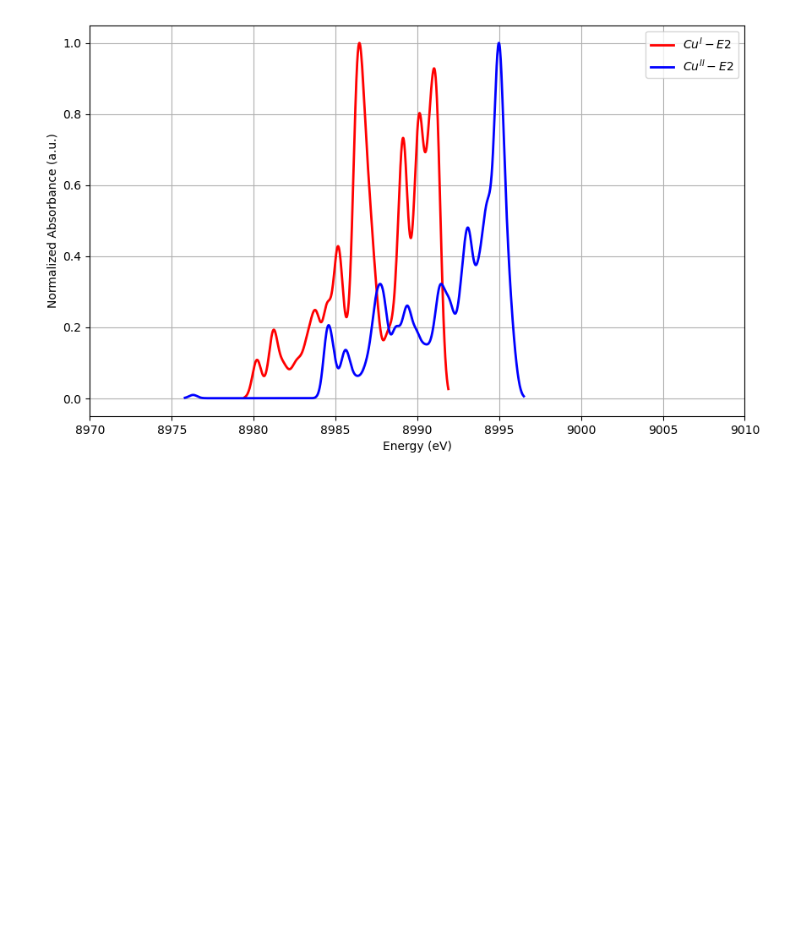
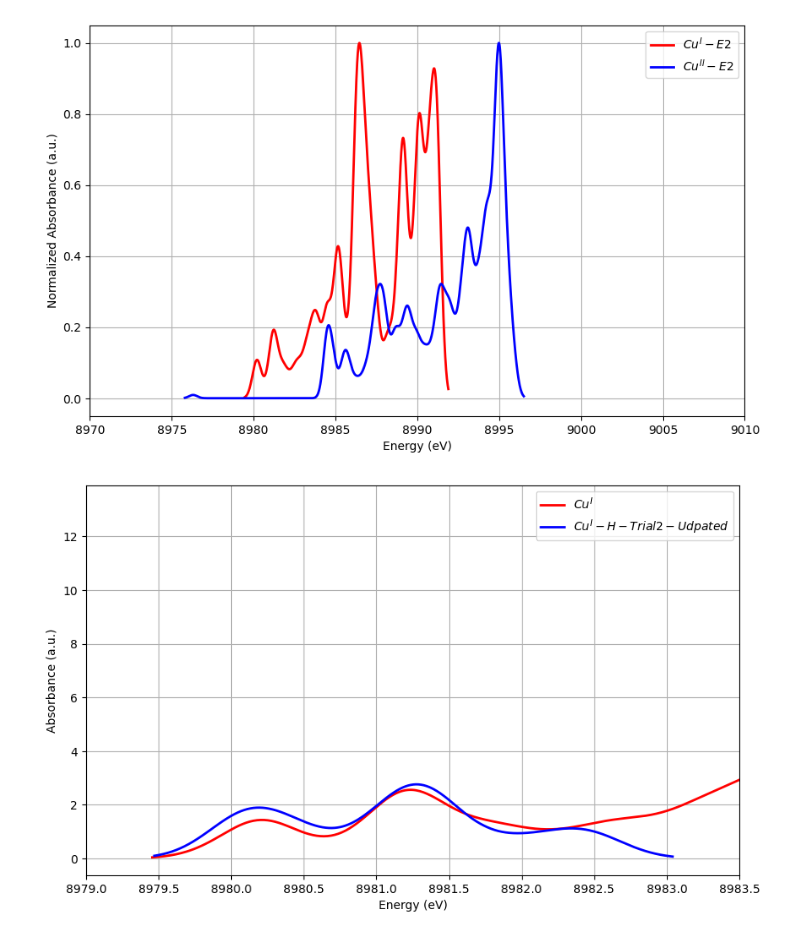
Before and after one commit to Aguiario/ORCA_and_Gaussian, a Jupyter notebook: ORCA_ABS/test.ipynb, the cells around one changed output. Drawn from its saved outputs; the diff is of its cells as text; code cells hidden in the pictures; blank space fills up the shorter version.

```diff
--- a/ORCA_ABS/test.ipynb
+++ b/ORCA_ABS/test.ipynb
@@ -148,3 +148,32 @@ plt.xlim(8970,9010)
 plt.show()
 # %% [output]
 [figure]
+# %%
+sigma = 0.25
+file_Cu_I = os.path.join("data", "Cu_I.tsv")
+curve_Cu_I, bar_Cu_I = utl.plot(file_Cu_I,plot=False,sigma=sigma)
+file_Cu_I_H = os.path.join("data", "Cu_1_Hasan.tsv")
+curve_Cu_I_H, bar_Cu_I_H = utl.plot(file_Cu_I_H,plot=False,sigma=sigma)
+file_Cu_I_H2 = os.path.join("data", "Cu_1_Hasan.tsv")
+curve_Cu_I_H2, bar_Cu_I_H2 = utl.plot(file_Cu_I_H2,plot=False,sigma=sigma)
+
+
+
+plt.figure(figsize=(10, 6))
+plt.plot(curve_Cu_I[0]-11.145, curve_Cu_I[1], label="$Cu^{I}$", color='red', linewidth=2)
+plt.plot(curve_Cu_I_H2[0]-11.4, curve_Cu_I_H2[1], label="$Cu^{I} - H-Trial2-Udpated$", color='blue', linewidth=2)
+plt.plot(curve_Cu_I_H[0]-11.4, curve_Cu_I_H[1], label="$Cu^{I} - H-Trial2-Udpated$", color='blue', linewidth=2)
+
+
+plt.legend()
+plt.grid(True)
+#plt.ylim(0,7)
+plt.xlabel("Energy (eV)")
+plt.ylabel("Absorbance (a.u.)")
+
+
+# Mostrar el gráfico
+plt.xlim(8979,8983.5)
+plt.show()
+# %% [output]
+[figure, added]
```
